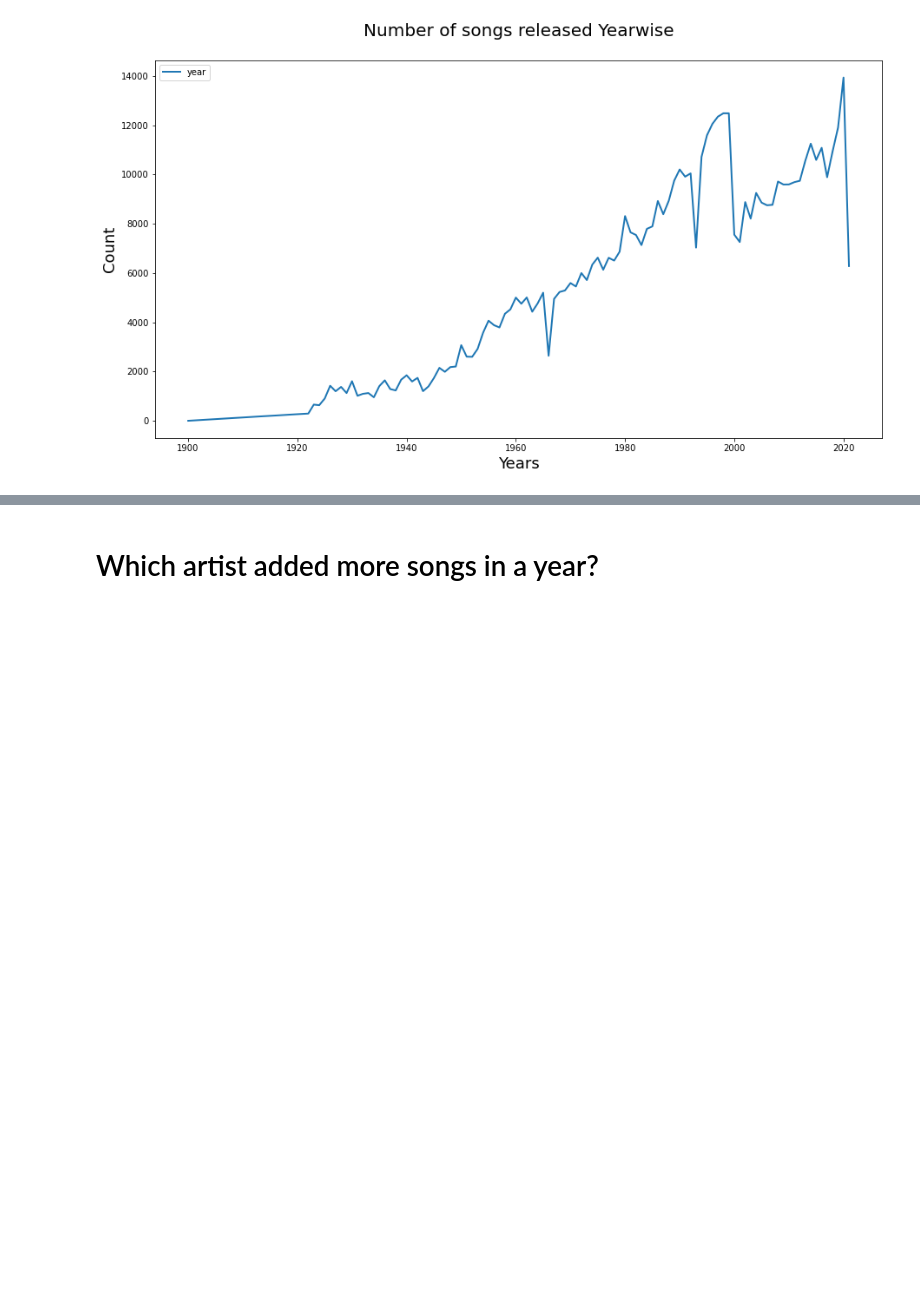
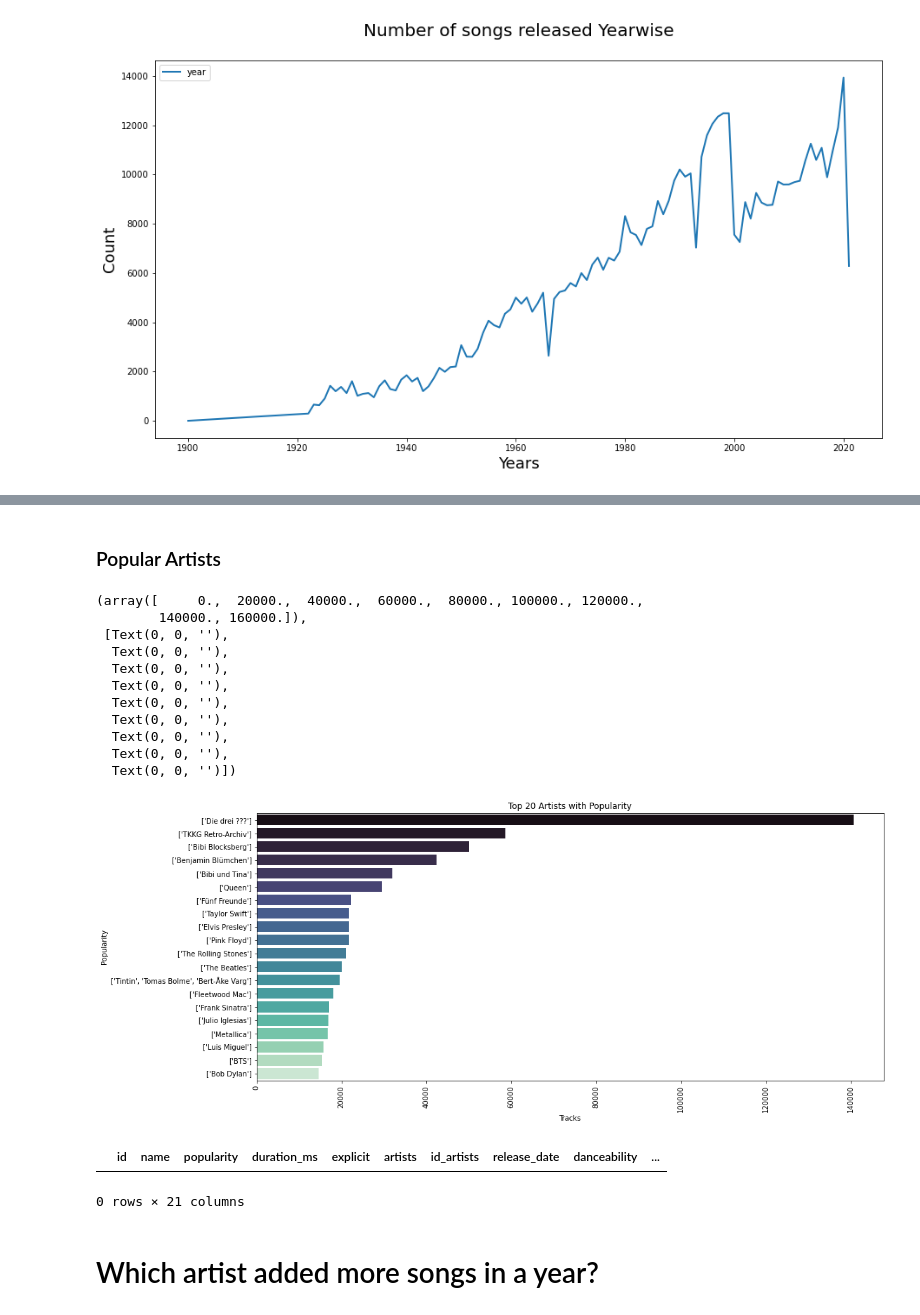
Before and after one commit to ghPRao/spotify_recommender, a Jupyter notebook: notebooks/spotify_eda.ipynb, the cells around one changed output, grey strips where cells are left out. Saved outputs shown, nothing was run; the diff lists cells and outputs as text; code cells hidden in the pictures; blank space fills up the shorter version.

```diff
--- a/notebooks/spotify_eda.ipynb
+++ b/notebooks/spotify_eda.ipynb
@@ -195,3 +249,31 @@ year
+# %% [markdown]
+### Popular Artists
+# %%
+fig, axis = plt.subplots(figsize = (16,7))
+popular = df_tracks.groupby("artists")['popularity'].sum().sort_values(ascending=False)[:20]
+axis = sns.barplot(popular,popular.index,palette="mako",orient = 'h')
+axis.set_title('Top 20 Artists with Popularity')
+axis.set_ylabel('Popularity')
+axis.set_xlabel('Tracks')
+plt.xticks(rotation = 90)
+# %% [output]
+(array([     0.,  20000.,  40000.,  60000.,  80000., 100000., 120000.,
+        140000., 160000.]),
+ [Text(0, 0, ''),
+  Text(0, 0, ''),
+  Text(0, 0, ''),
+  Text(0, 0, ''),
+  Text(0, 0, ''),
+  Text(0, 0, ''),
+  Text(0, 0, ''),
+  Text(0, 0, ''),
+  Text(0, 0, '')])
+[figure, added]
+# %%
+df_tracks[df_tracks['artists'] == "Bealles"]
+# %% [output]
+|  | id | name | popularity | duration_ms | explicit | artists | id_artists | release_date | danceability | ... |
+0 rows × 21 columns
 # %% [markdown]
 # Which artist added more songs in a year?
 # %%
```
Also changed, not shown: parts of 9 cells of this notebook.
